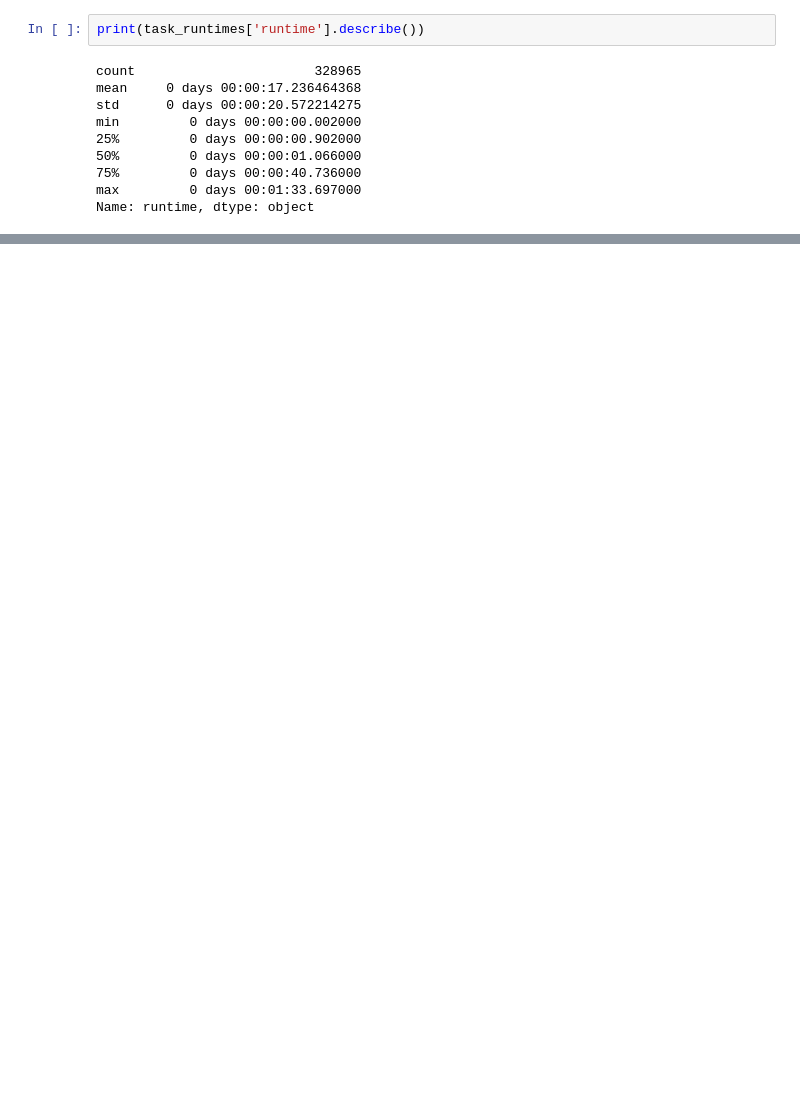
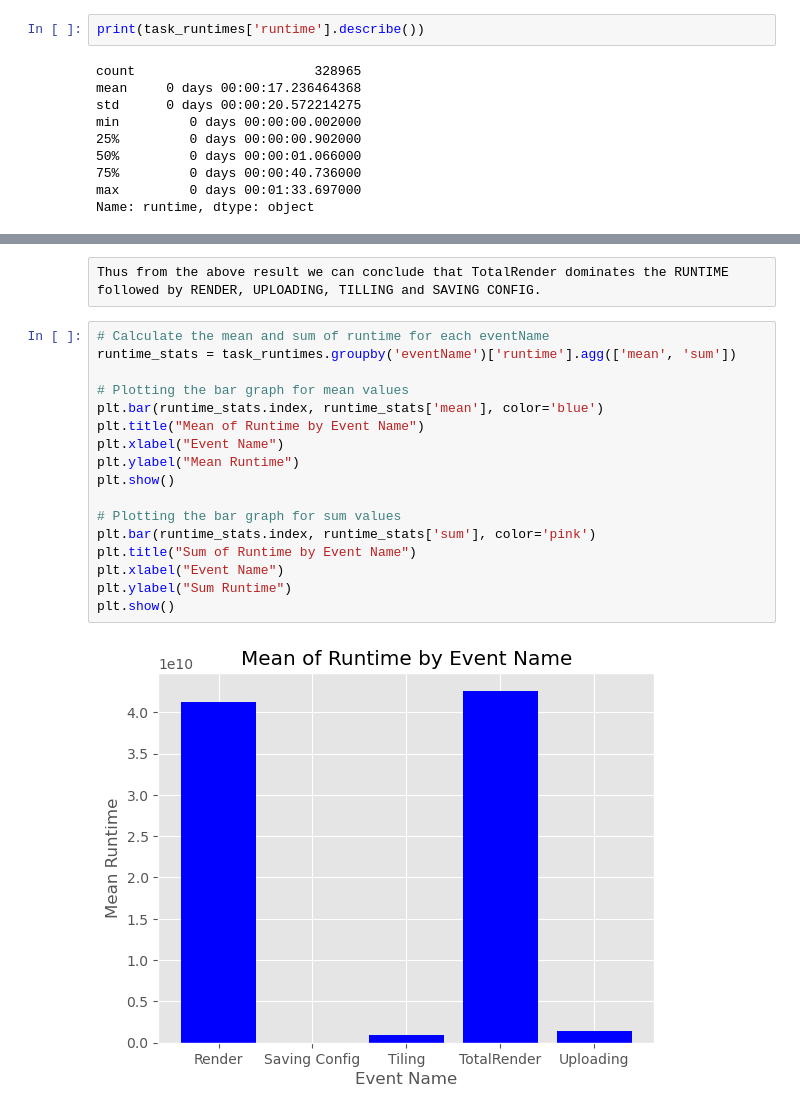
Before and after one commit to spruha2/cloudassign, a Jupyter notebook: Assign.ipynb, the cells around one changed output, grey strips where cells are left out. Drawn from its saved outputs; the diff is of its cells as text; blank space fills up the shorter version.

```diff
--- a/Assign.ipynb
+++ b/Assign.ipynb
@@ -223,0 +241,21 @@ print(f"Duplicate entried in  merged_table : {merged_table.duplicated().sum()}")
+# %% [raw]
+Thus from the above result we can conclude that TotalRender dominates the RUNTIME followed by RENDER, UPLOADING, TILLING and SAVING CONFIG.
+# %%
+# Calculate the mean and sum of runtime for each eventName
+runtime_stats = task_runtimes.groupby('eventName')['runtime'].agg(['mean', 'sum'])
+
+# Plotting the bar graph for mean values
+plt.bar(runtime_stats.index, runtime_stats['mean'], color='blue')
+plt.title("Mean of Runtime by Event Name")
+plt.xlabel("Event Name")
+plt.ylabel("Mean Runtime")
+plt.show()
+
+# Plotting the bar graph for sum values
+plt.bar(runtime_stats.index, runtime_stats['sum'], color='pink')
+plt.title("Sum of Runtime by Event Name")
+plt.xlabel("Event Name")
+plt.ylabel("Sum Runtime")
+plt.show()
+# %% [output]
+[figure, added]
```
Also changed, not shown: parts of 28 cells of this notebook.
